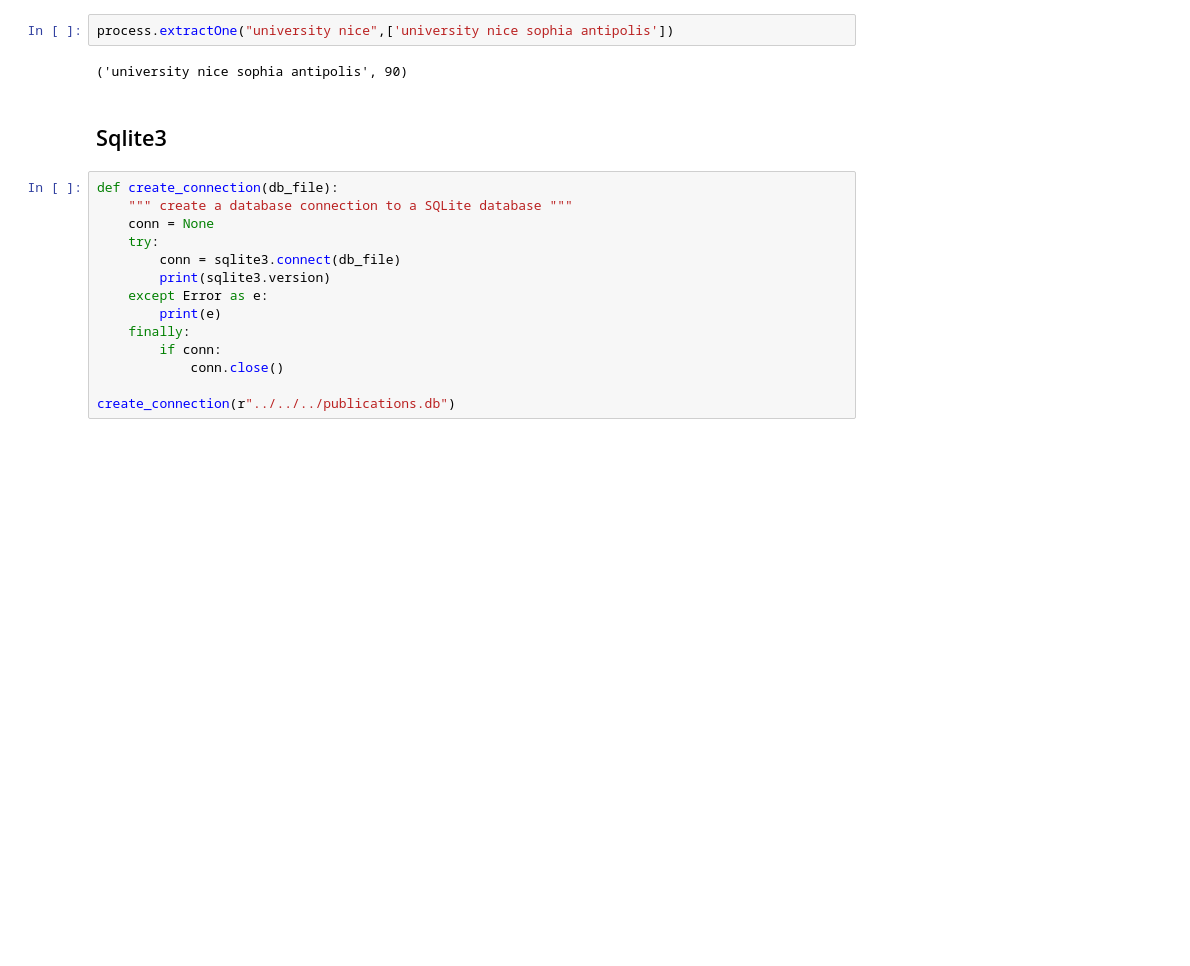
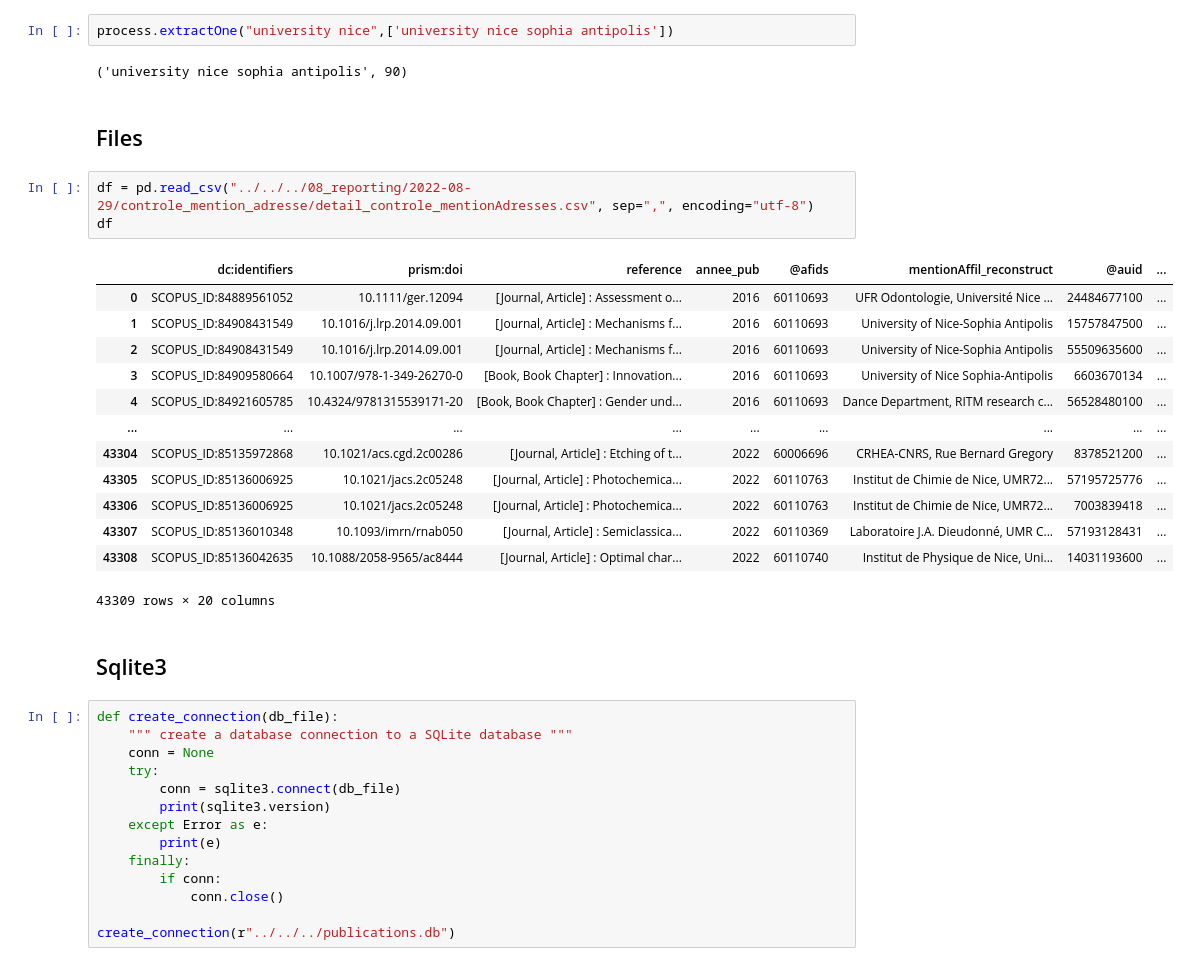
Before and after one commit to azur-scd/dagster-workflows, a Jupyter notebook: app/bso_publis_scopus/08_reporting/2022-08-29/open_access/Untitled.ipynb, the cells around one changed output. Drawn from its saved outputs; the diff is of its cells as text; blank space fills up the shorter version.

```diff
--- a/app/bso_publis_scopus/08_reporting/2022-08-29/open_access/Untitled.ipynb
+++ b/app/bso_publis_scopus/08_reporting/2022-08-29/open_access/Untitled.ipynb
@@ -53,6 +84,25 @@ max(process.extractOne("universite nice",l)[1],
 process.extractOne("university nice",['university nice sophia antipolis'])
 # %% [output]
 ('university nice sophia antipolis', 90)
+# %% [markdown]
+## Files
+# %%
+df = pd.read_csv("../../../08_reporting/2022-08-29/controle_mention_adresse/detail_controle_mentionAdresses.csv", sep=",", encoding="utf-8")
+df
+# %% [output]
+|  | dc:identifiers | prism:doi | reference | annee_pub | @afids | mentionAffil_reconstruct | @auid | ... |
+| 0 | SCOPUS_ID:84889561052 | 10.1111/ger.12094 | [Journal, Article] : Assessment o... | 2016 | 60110693 | UFR Odontologie, Université Nice ... | 24484677100 | ... |
+| 1 | SCOPUS_ID:84908431549 | 10.1016/j.lrp.2014.09.001 | [Journal, Article] : Mechanisms f... | 2016 | 60110693 | University of Nice-Sophia Antipolis | 15757847500 | ... |
+| 2 | SCOPUS_ID:84908431549 | 10.1016/j.lrp.2014.09.001 | [Journal, Article] : Mechanisms f... | 2016 | 60110693 | University of Nice-Sophia Antipolis | 55509635600 | ... |
+| 3 | SCOPUS_ID:84909580664 | 10.1007/978-1-349-26270-0 | [Book, Book Chapter] : Innovation... | 2016 | 60110693 | University of Nice Sophia-Antipolis | 6603670134 | ... |
+| 4 | SCOPUS_ID:84921605785 | 10.4324/9781315539171-20 | [Book, Book Chapter] : Gender und... | 2016 | 60110693 | Dance Department, RITM research c... | 56528480100 | ... |
+| ... | ... | ... | ... | ... | ... | ... | ... | ... |
+| 43304 | SCOPUS_ID:85135972868 | 10.1021/acs.cgd.2c00286 | [Journal, Article] : Etching of t... | 2022 | 60006696 | CRHEA-CNRS, Rue Bernard Gregory | 8378521200 | ... |
+| 43305 | SCOPUS_ID:85136006925 | 10.1021/jacs.2c05248 | [Journal, Article] : Photochemica... | 2022 | 60110763 | Institut de Chimie de Nice, UMR72... | 57195725776 | ... |
+| 43306 | SCOPUS_ID:85136006925 | 10.1021/jacs.2c05248 | [Journal, Article] : Photochemica... | 2022 | 60110763 | Institut de Chimie de Nice, UMR72... | 7003839418 | ... |
+| 43307 | SCOPUS_ID:85136010348 | 10.1093/imrn/rnab050 | [Journal, Article] : Semiclassica... | 2022 | 60110369 | Laboratoire J.A. Dieudonné, UMR C... | 57193128431 | ... |
+| 43308 | SCOPUS_ID:85136042635 | 10.1088/2058-9565/ac8444 | [Journal, Article] : Optimal char... | 2022 | 60110740 | Institut de Physique de Nice, Uni... | 14031193600 | ... |
+43309 rows × 20 columns
 # %% [markdown]
 ## Sqlite3
 # %%
```
Also changed, not shown: parts of 22 cells of this notebook, 32 other files.
